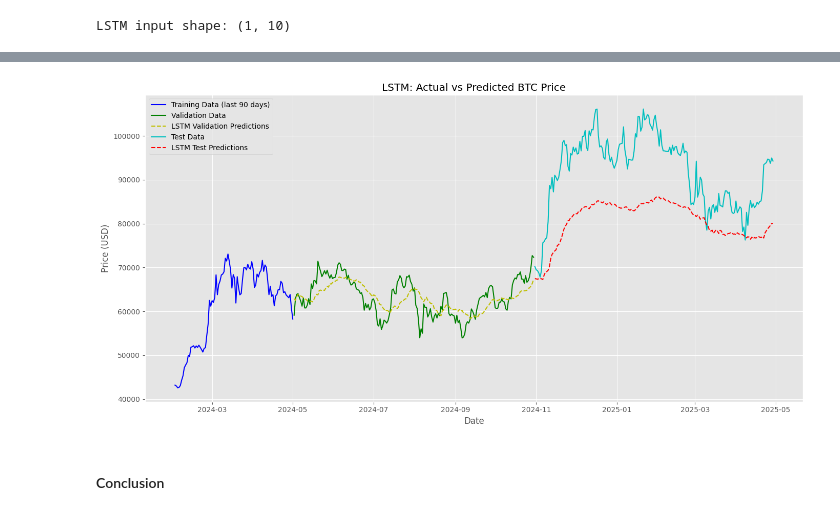
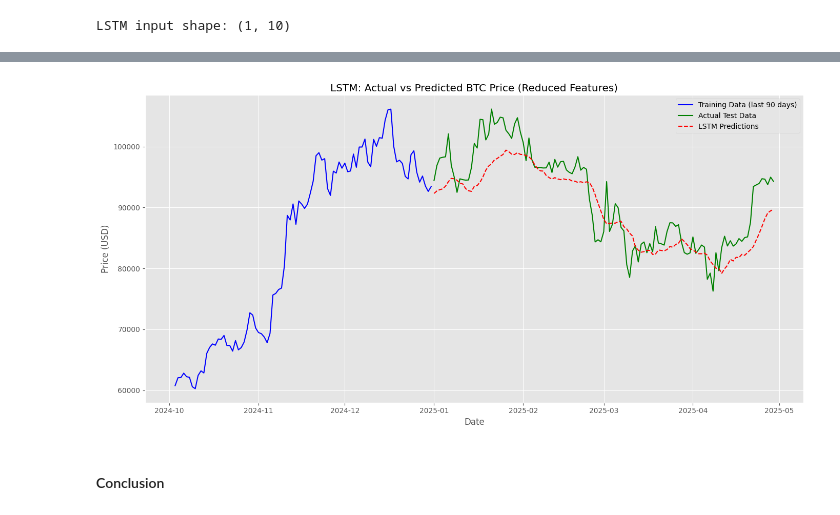
Before and after one commit to Fizryfu/Capstone, a Jupyter notebook: Capstone Project/Capstone_Project.ipynb, the cells around one changed output, grey strips where cells are left out. Drawn from its saved outputs; the diff is of its cells as text; code cells hidden in the pictures.

```diff
--- a/Capstone Project/Capstone_Project.ipynb
+++ b/Capstone Project/Capstone_Project.ipynb
@@ -1369,7 +1245,6 @@ print("Scaling features...")
 try:
     scaler = MinMaxScaler()
     X_train_scaled = scaler.fit_transform(X_train_np)
-    X_val_scaled = scaler.transform(X_val_np)
     X_test_scaled = scaler.transform(X_test_np)
 except Exception as e:
     print(" Error in scaling:")
@@ -1610,15 +1461,18 @@ Plotting results...
 # %% [markdown]
 #### LSTM
 # %%
+# Feature sets
+X_train_reduced = X_train[top_features]
+X_test_reduced = X_test[top_features]
+print(f"Reduced feature set shape: {X_train_reduced.shape}")
+
 # Scale the data
 from sklearn.preprocessing import MinMaxScaler
 
 X_scaler = MinMaxScaler()
-X_train_scaled = X_scaler.fit_transform(X_train_selected)
-X_val_scaled = X_scaler.transform(X_val_selected)
-X_test_scaled = X_scaler.transform(X_test_selected)
+X_train_scaled = X_scaler.fit_transform(X_train_reduced)
+X_test_scaled = X_scaler.transform(X_test_reduced)
 
 y_scaler = MinMaxScaler()
 y_train_scaled = y_scaler.fit_transform(y_train.values.reshape(-1, 1))
-y_val_scaled = y_scaler.transform(y_val.values.reshape(-1, 1))
 y_test_scaled = y_scaler.transform(y_test.values.reshape(-1, 1))
@@ -1633,9 +1488,9 @@ print(f"LSTM input shape: {input_shape}")
 # %% [output]
 LSTM input shape: (1, 10)
 # %%
-# Define model
+
 model = Sequential([
-    LSTM(64, return_sequences=True, dropout=0.2, recurrent_dropout=0.2, input_shape=input_shape),
+    LSTM(64, return_sequences=True, dropout=0.2, recurrent_dropout=0.2),
     LSTM(32, return_sequences=True, dropout=0.2),
     LSTM(16, dropout=0.2),
     Dense(1, kernel_regularizer=tf.keras.regularizers.l2(0.001))
@@ -1643,3 +1498,13 @@ model = Sequential([
 model.compile(optimizer=Adam(learning_rate=0.0005), loss='mean_squared_error')
 
 early_stopping = EarlyStopping(monitor='val_loss', patience=10, restore_best_weights=True)
+
+
+history = model.fit(
+    X_train_lstm, y_train_scaled,
+    epochs=100,
+    batch_size=32,
+    validation_split=0.2,
+    callbacks=[early_stopping],
+    verbose=1
+)
@@ -1646,10 +1528,0 @@ early_stopping = EarlyStopping(monitor='val_loss', patience=10, restore_best_wei
-# %%
-# Train with validation data
-history = model.fit(
-    X_train_lstm, y_train_scaled,
-    epochs=100,
-    batch_size=32,
-    validation_data=(X_val_lstm, y_val_scaled),
-    callbacks=[early_stopping],
-    verbose=1
-)
@@ -1743,19 +1563,17 @@ R2: -1.8491
 # %%
 # Prediction Plot
 plt.figure(figsize=(14, 7))
 plt.plot(y_train.index[-90:], y_train[-90:], 'b-', label='Training Data (last 90 days)')
-plt.plot(y_val.index, y_val, 'g-', label='Validation Data')
-plt.plot(y_val.index, lstm_val_predictions, 'y--', label='LSTM Validation Predictions')
-plt.plot(y_test.index, y_test, 'c-', label='Test Data')
-plt.plot(y_test.index, lstm_test_predictions, 'r--', label='LSTM Test Predictions')
-plt.title('LSTM: Actual vs Predicted BTC Price')
+plt.plot(y_test.index, y_test, 'g-', label='Actual Test Data')
+plt.plot(y_test.index, lstm_predictions, 'r--', label='LSTM Predictions')
+plt.title('LSTM: Actual vs Predicted BTC Price (Reduced Features)')
 plt.xlabel('Date')
 plt.ylabel('Price (USD)')
 plt.legend()
 plt.grid(True)
 plt.tight_layout()
 plt.show()
 # %% [output]
-[figure, old version]
+[figure, new version]
 # %% [markdown]
 #### Conclusion
```
Also changed, not shown: parts of 42 cells of this notebook.
